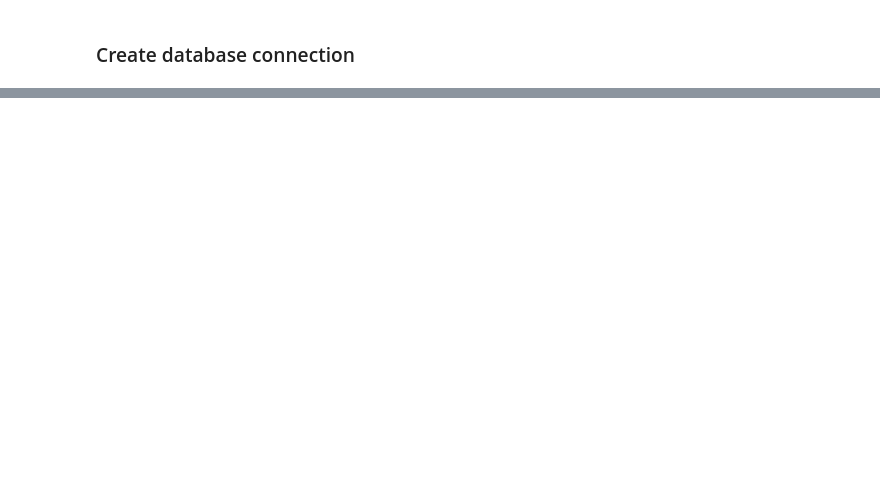
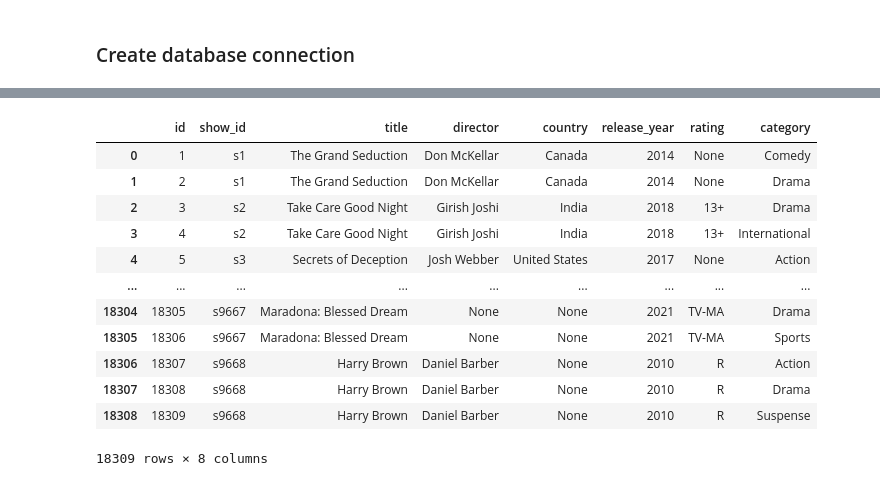
Before and after one commit to Tembspapi/Project-2_Amazon-Netflix, a Jupyter notebook: ETL-starter.ipynb, the cells around one changed output, grey strips where cells are left out. Cells and saved outputs as stored; diff of their text form; code cells hidden in the pictures; blank space fills up the shorter version.

```diff
--- a/ETL-starter.ipynb
+++ b/ETL-starter.ipynb
@@ -176,0 +342,16 @@ engine = create_engine(rds_connection_string)
+# %%
+pd.read_sql_query("Select * from amazon", con = engine)
+# %% [output]
+|  | id | show_id | title | director | country | release_year | rating | category |
+| 0 | 1 | s1 | The Grand Seduction | Don McKellar | Canada | 2014 | None | Comedy |
+| 1 | 2 | s1 | The Grand Seduction | Don McKellar | Canada | 2014 | None | Drama |
+| 2 | 3 | s2 | Take Care Good Night | Girish Joshi | India | 2018 | 13+ | Drama |
+| 3 | 4 | s2 | Take Care Good Night | Girish Joshi | India | 2018 | 13+ | International |
+| 4 | 5 | s3 | Secrets of Deception | Josh Webber | United States | 2017 | None | Action |
+| ... | ... | ... | ... | ... | ... | ... | ... | ... |
+| 18304 | 18305 | s9667 | Maradona: Blessed Dream | None | None | 2021 | TV-MA | Drama |
+| 18305 | 18306 | s9667 | Maradona: Blessed Dream | None | None | 2021 | TV-MA | Sports |
+| 18306 | 18307 | s9668 | Harry Brown | Daniel Barber | None | 2010 | R | Action |
+| 18307 | 18308 | s9668 | Harry Brown | Daniel Barber | None | 2010 | R | Drama |
+| 18308 | 18309 | s9668 | Harry Brown | Daniel Barber | None | 2010 | R | Suspense |
+18309 rows × 8 columns
```
Also changed, not shown: parts of 51 cells of this notebook, 8 other files.
